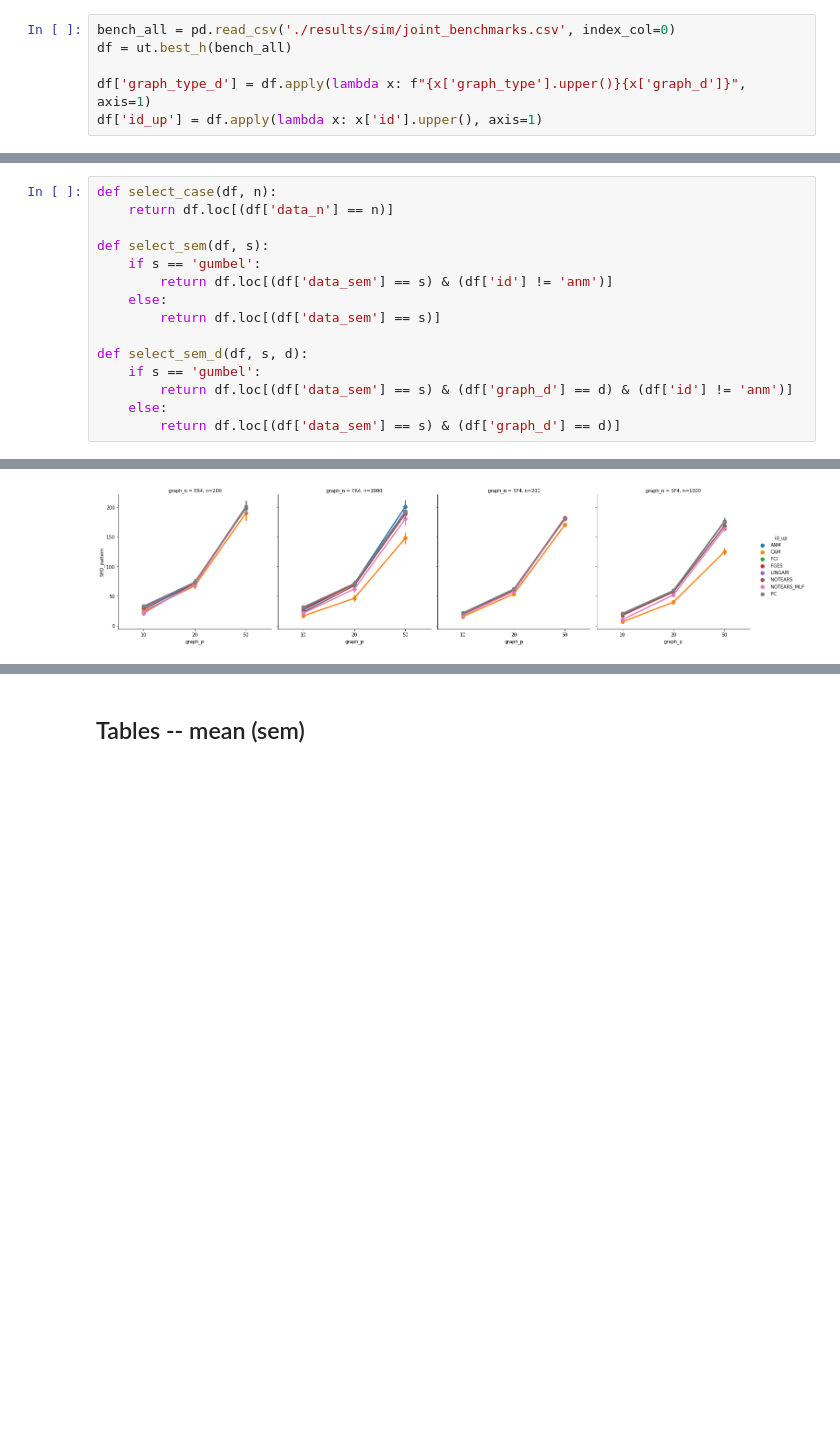
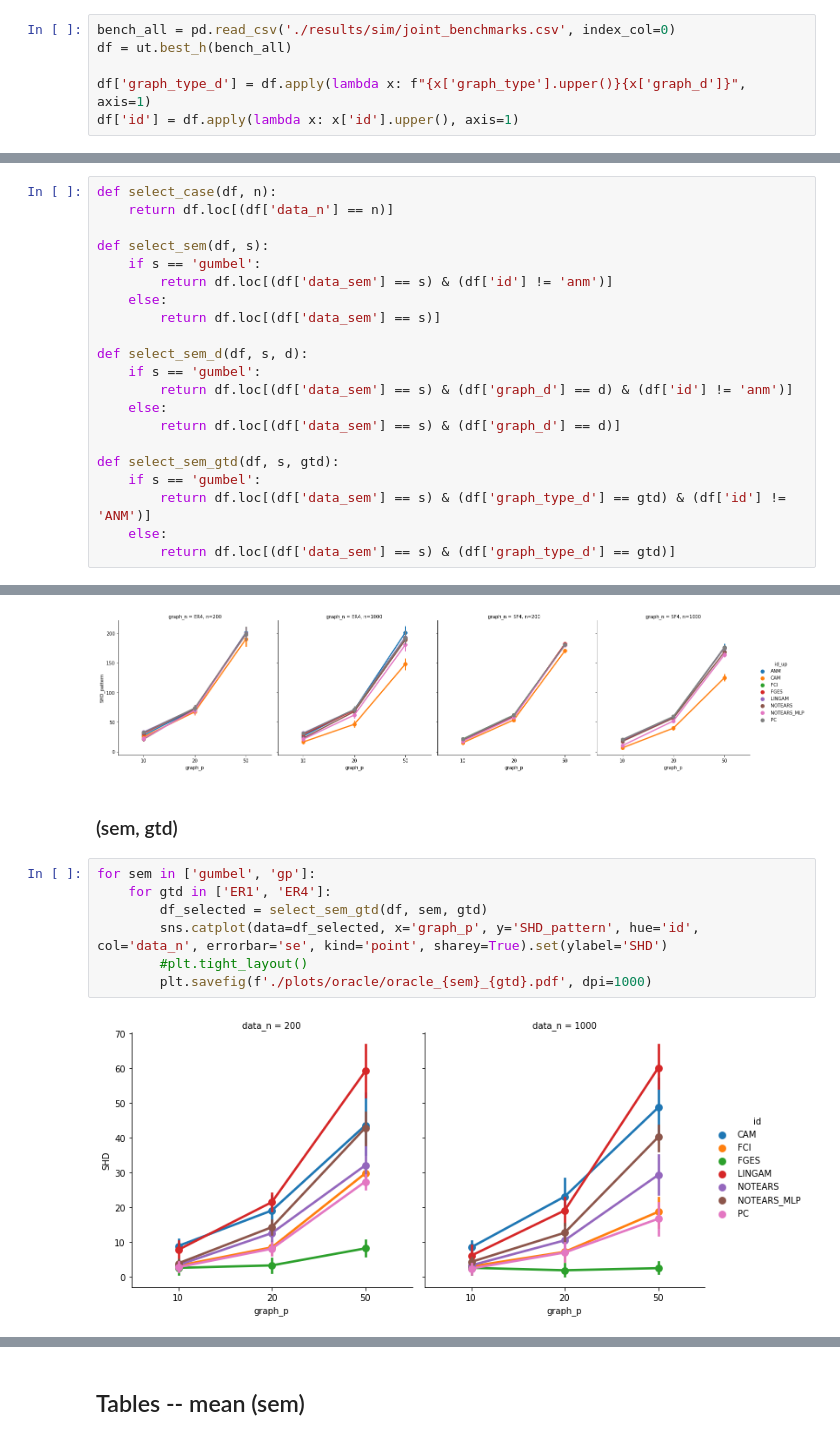
Before and after one commit to misoc-mml/hyperparams-causal-discovery, a Jupyter notebook: hyperparams/hyperparam_oracle.ipynb, the cells around one changed output, grey strips where cells are left out. Cells and saved outputs as stored; diff of their text form; blank space fills up the shorter version.

Commit message:
Saving oracle plots to files.

```diff
--- a/hyperparams/hyperparam_oracle.ipynb
+++ b/hyperparams/hyperparam_oracle.ipynb
@@ -10,7 +10,7 @@ bench_all = pd.read_csv('./results/sim/joint_benchmarks.csv', index_col=0)
 df = ut.best_h(bench_all)
 
 df['graph_type_d'] = df.apply(lambda x: f"{x['graph_type'].upper()}{x['graph_d']}", axis=1)
-df['id_up'] = df.apply(lambda x: x['id'].upper(), axis=1)
+df['id'] = df.apply(lambda x: x['id'].upper(), axis=1)
 # %% [markdown]
 ## Plots
 # %%
@@ -28,6 +28,12 @@ def select_sem_d(df, s, d):
         return df.loc[(df['data_sem'] == s) & (df['graph_d'] == d) & (df['id'] != 'anm')]
     else:
         return df.loc[(df['data_sem'] == s) & (df['graph_d'] == d)]
+
+def select_sem_gtd(df, s, gtd):
+    if s == 'gumbel':
+        return df.loc[(df['data_sem'] == s) & (df['graph_type_d'] == gtd) & (df['id'] != 'ANM')]
+    else:
+        return df.loc[(df['data_sem'] == s) & (df['graph_type_d'] == gtd)]
 # %% [markdown]
 ### sem by gtd
 # %% [markdown]
@@ -79,3 +85,14 @@ SEM=gp, d=1
 [figure]
 SEM=gp, d=4
 [figure]
+# %% [markdown]
+### (sem, gtd)
+# %%
+for sem in ['gumbel', 'gp']:
+    for gtd in ['ER1', 'ER4']:
+        df_selected = select_sem_gtd(df, sem, gtd)
+        sns.catplot(data=df_selected, x='graph_p', y='SHD_pattern', hue='id', col='data_n', errorbar='se', kind='point', sharey=True).set(ylabel='SHD')
+        #plt.tight_layout()
+        plt.savefig(f'./plots/oracle/oracle_{sem}_{gtd}.pdf', dpi=1000)
+# %% [output]
+[figure, added]
```
Also changed, not shown: parts of 1 cell of this notebook, 4 other files.
